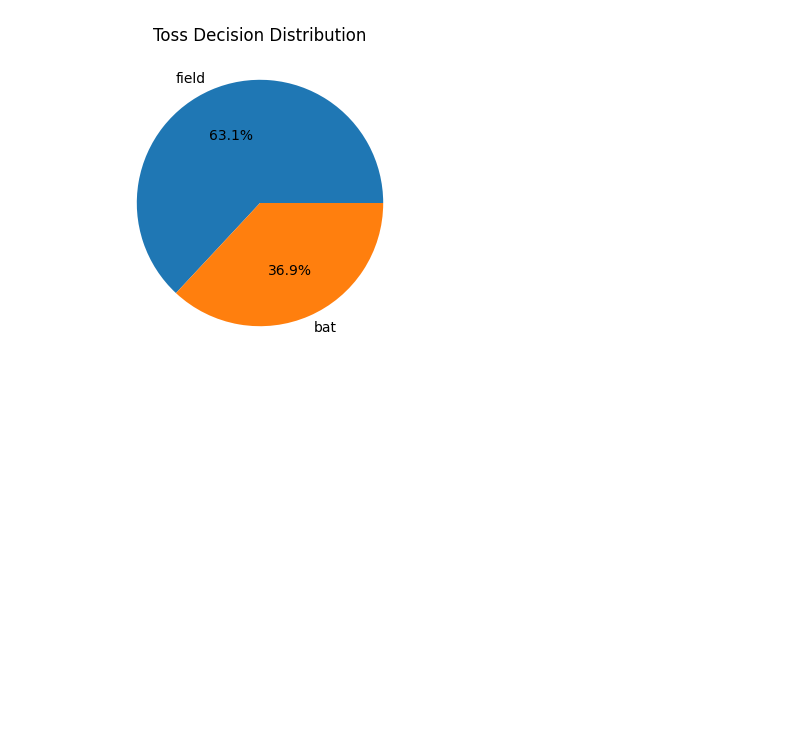
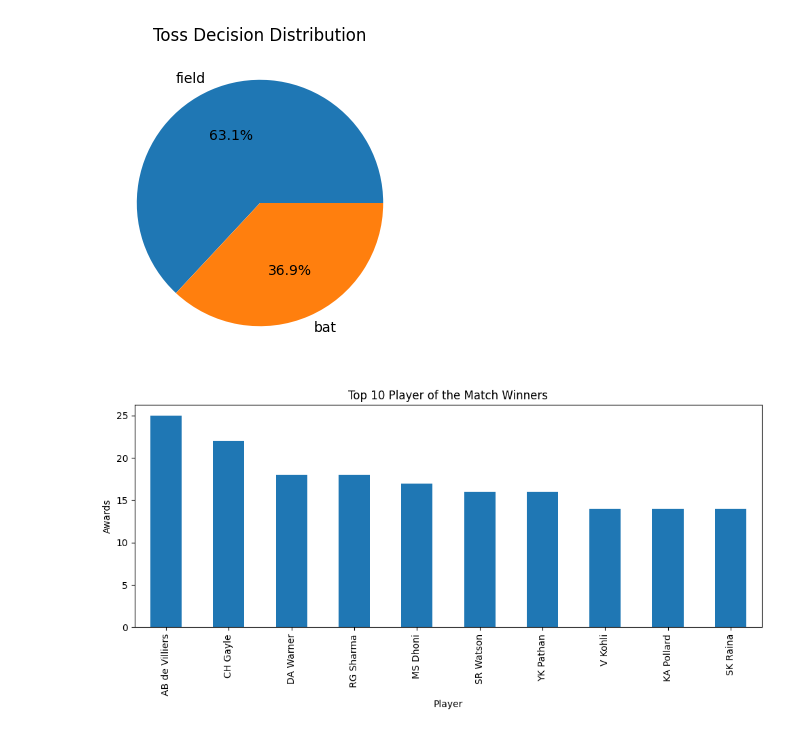
Before and after one commit to ishu-2608/IPL-Analysis, a Jupyter notebook: IPL.ipynb, the cells around one changed output. Saved outputs shown, nothing was run; the diff lists cells and outputs as text; code cells hidden in the pictures; blank space fills up the shorter version.

Commit message:
Added season, city and player analysis

```diff
--- a/IPL.ipynb
+++ b/IPL.ipynb
@@ -258,3 +258,18 @@ plt.savefig("toss_decision.png")
 plt.show()
 # %% [output]
 [figure]
+# %%
+pom = df['player_of_match'].value_counts().head(10)
+
+plt.figure(figsize=(10,5))
+pom.plot(kind='bar')
+
+plt.title('Top 10 Player of the Match Winners')
+plt.xlabel('Player')
+plt.ylabel('Awards')
+
+plt.tight_layout()
+plt.savefig('top_players.png')
+plt.show()
+# %% [output]
+[figure, added]
```
Also changed, not shown: parts of 2 cells of this notebook, 3 other files.
